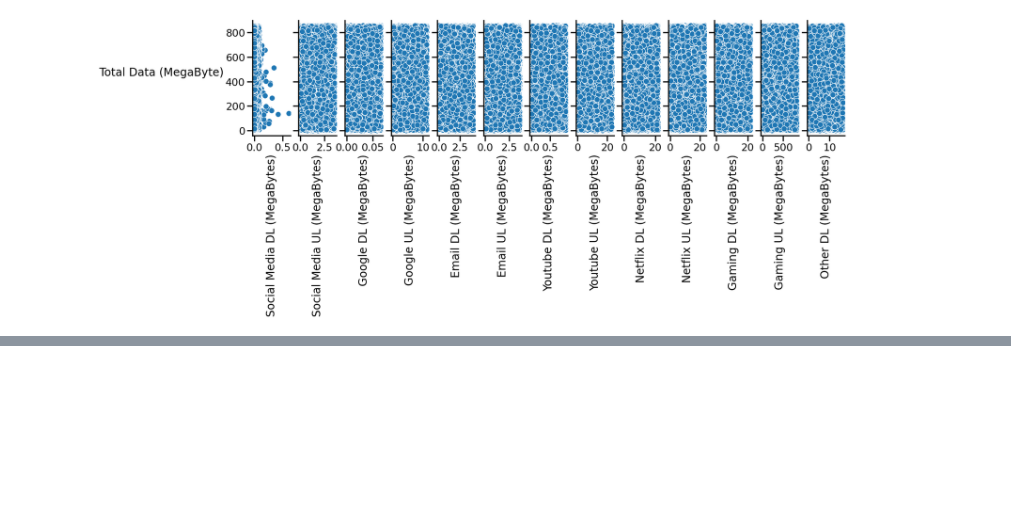
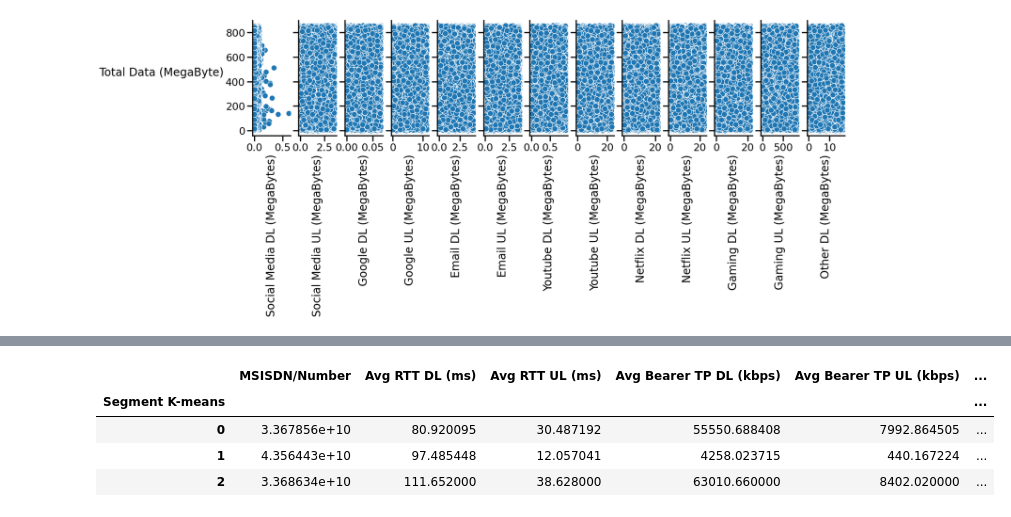
Before and after one commit to KutashiMA/Telecom_User_Analytics, a Jupyter notebook: User_Analytics.ipynb, the cells around one changed output, grey strips where cells are left out. Saved outputs shown, nothing was run; the diff lists cells and outputs as text; code cells hidden in the pictures; blank space fills up the shorter version.

```diff
--- a/User_Analytics.ipynb
+++ b/User_Analytics.ipynb
@@ -1537,0 +1606,10 @@ ea_df.groupby('Handset Type').agg({'Total TCP': 'mean'}).sort_values(by='Total T
+# %%
+# Calculate mean values for the clusters
+df_segm_analysis = df_segm_kmeans.groupby(['Segment K-means']).mean()
+df_segm_analysis
+# %% [output]
+|  | MSISDN/Number | Avg RTT DL (ms) | Avg RTT UL (ms) | Avg Bearer TP DL (kbps) | Avg Bearer TP UL (kbps) | ... |
+| Segment K-means |  |  |  |  |  | ... |
+| 0 | 3.367856e+10 | 80.920095 | 30.487192 | 55550.688408 | 7992.864505 | ... |
+| 1 | 4.356443e+10 | 97.485448 | 12.057041 | 4258.023715 | 440.167224 | ... |
+| 2 | 3.368634e+10 | 111.652000 | 38.628000 | 63010.660000 | 8402.020000 | ... |
```
Also changed, not shown: parts of 155 cells of this notebook.
